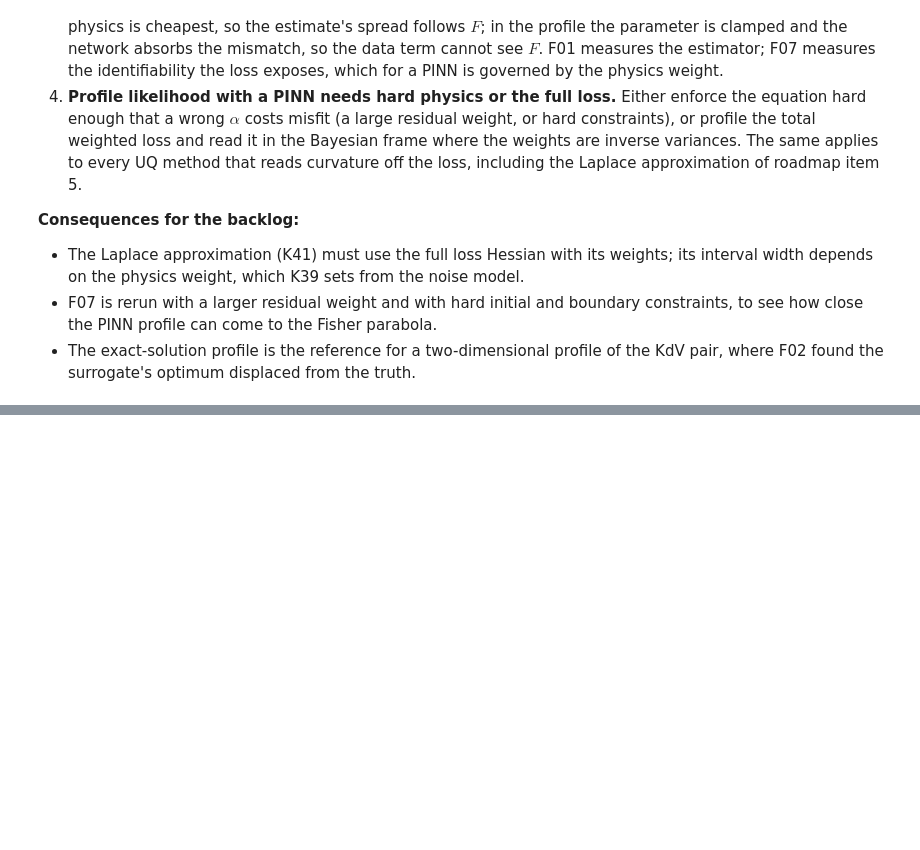
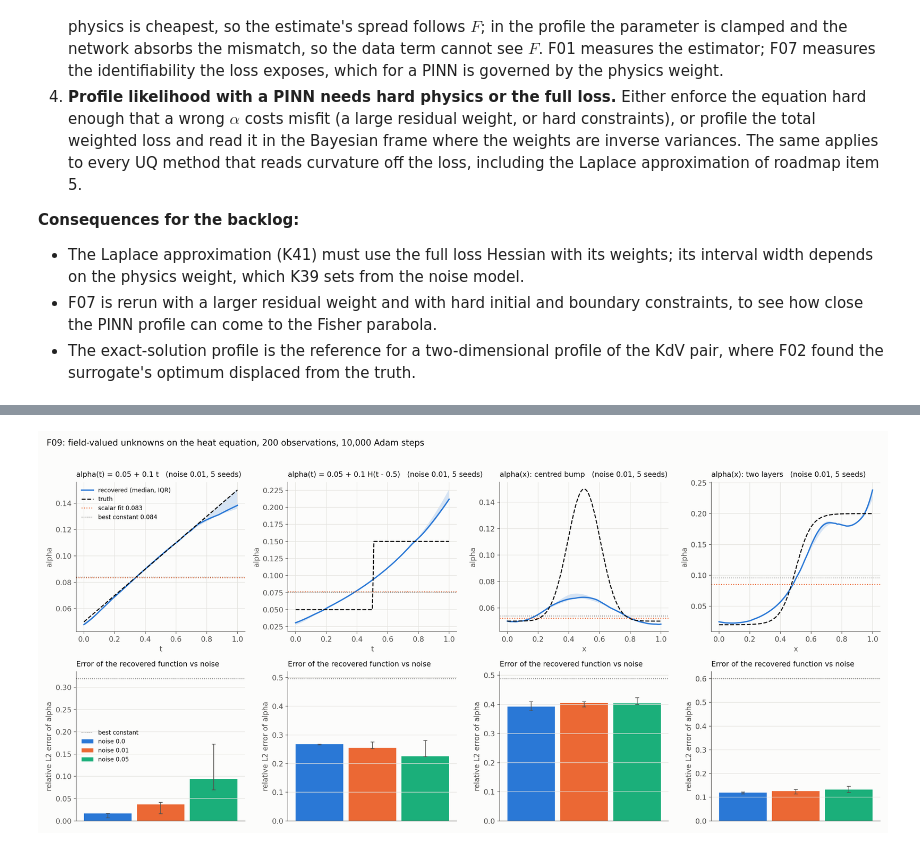
Before and after one commit to josegarciav/PINNs-RL-PDE, a Jupyter notebook: notebooks/06_identification_baseline.ipynb, the cells around one changed output, grey strips where cells are left out. Saved outputs shown, nothing was run; the diff lists cells and outputs as text; code cells hidden in the pictures; blank space fills up the shorter version.

```diff
--- a/notebooks/06_identification_baseline.ipynb
+++ b/notebooks/06_identification_baseline.ipynb
@@ -573,0 +580,5 @@ if runs:
+# %%
+runs = load("F09_field_unknowns")
+figure("F09_field_unknowns", "f09_field_unknowns.png")
+# %% [output]
+[figure, added]
```
Also changed, not shown: parts of 6 cells of this notebook, 1 other file.
